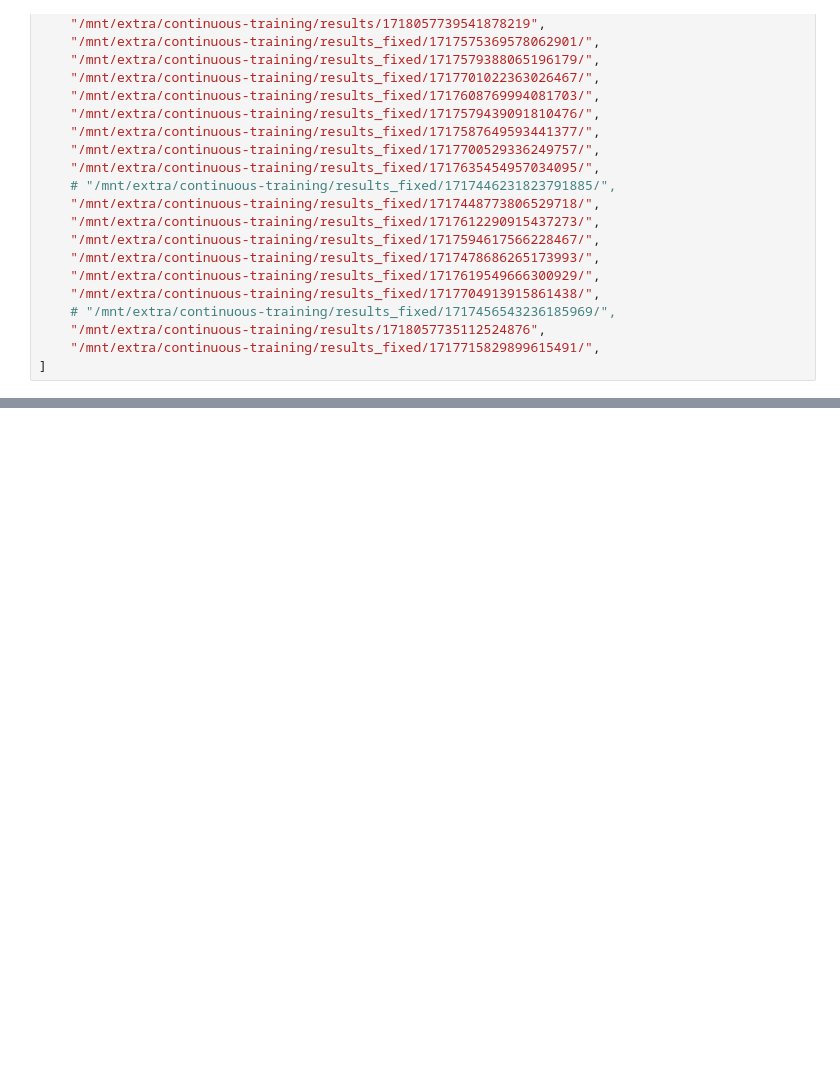
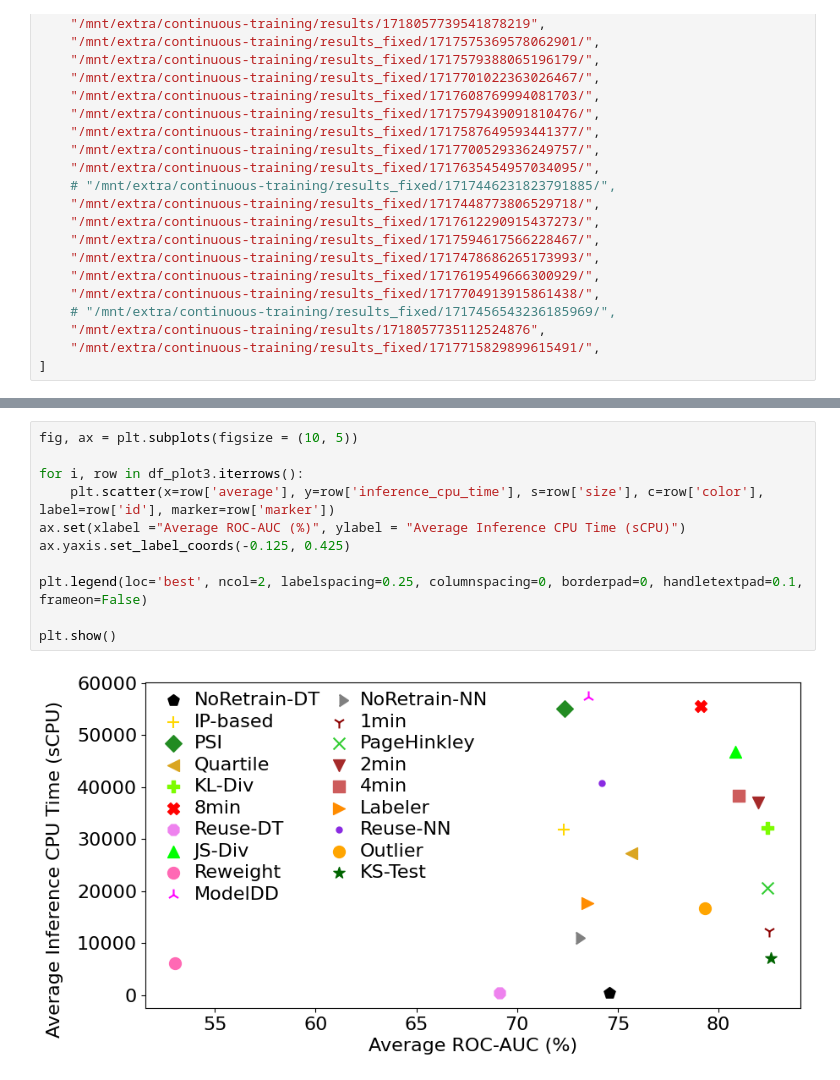
Before and after one commit to rannnayy/continuous-training, a Jupyter notebook: experiments/new_compare_all_minmax_roc.ipynb, the cells around one changed output, grey strips where cells are left out. Saved outputs shown, nothing was run; the diff lists cells and outputs as text; blank space fills up the shorter version.

```diff
--- a/experiments/new_compare_all_minmax_roc.ipynb
+++ b/experiments/new_compare_all_minmax_roc.ipynb
@@ -136,0 +397,13 @@ values_df_1
+# %%
+fig, ax = plt.subplots(figsize = (10, 5))
+
+for i, row in df_plot3.iterrows():
+    plt.scatter(x=row['average'], y=row['inference_cpu_time'], s=row['size'], c=row['color'], label=row['id'], marker=row['marker'])
+ax.set(xlabel ="Average ROC-AUC (%)", ylabel = "Average Inference CPU Time (sCPU)")
+ax.yaxis.set_label_coords(-0.125, 0.425)
+
+plt.legend(loc='best', ncol=2, labelspacing=0.25, columnspacing=0, borderpad=0, handletextpad=0.1, frameon=False)
+
+plt.show()
+# %% [output]
+[figure, added]
```
Also changed, not shown: parts of 19 cells of this notebook, 12 other files.
